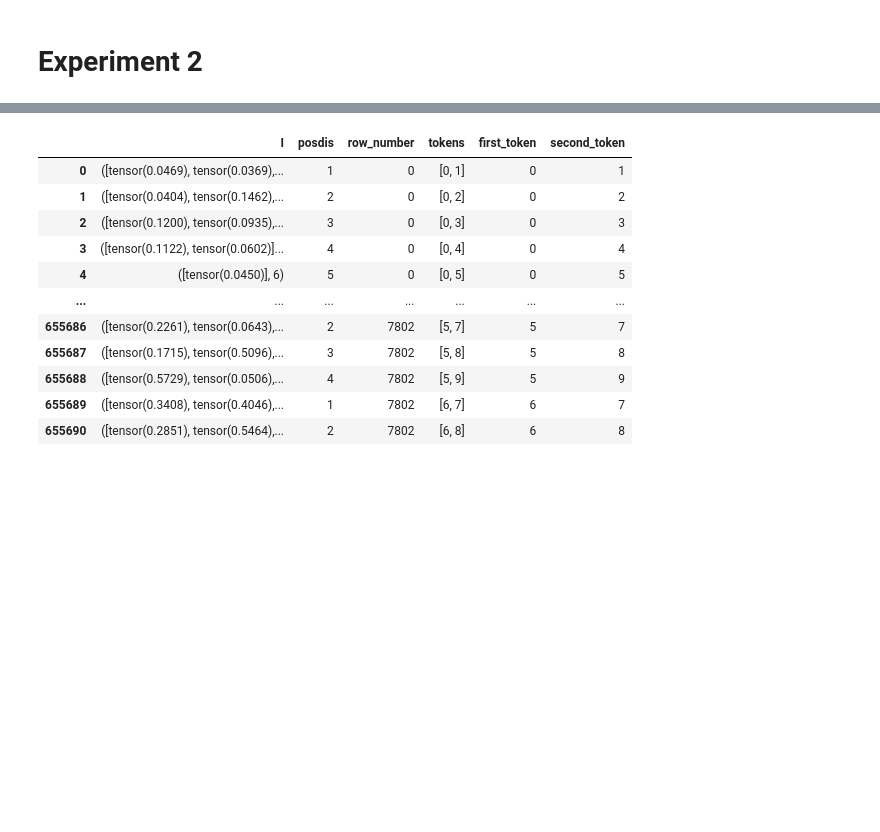
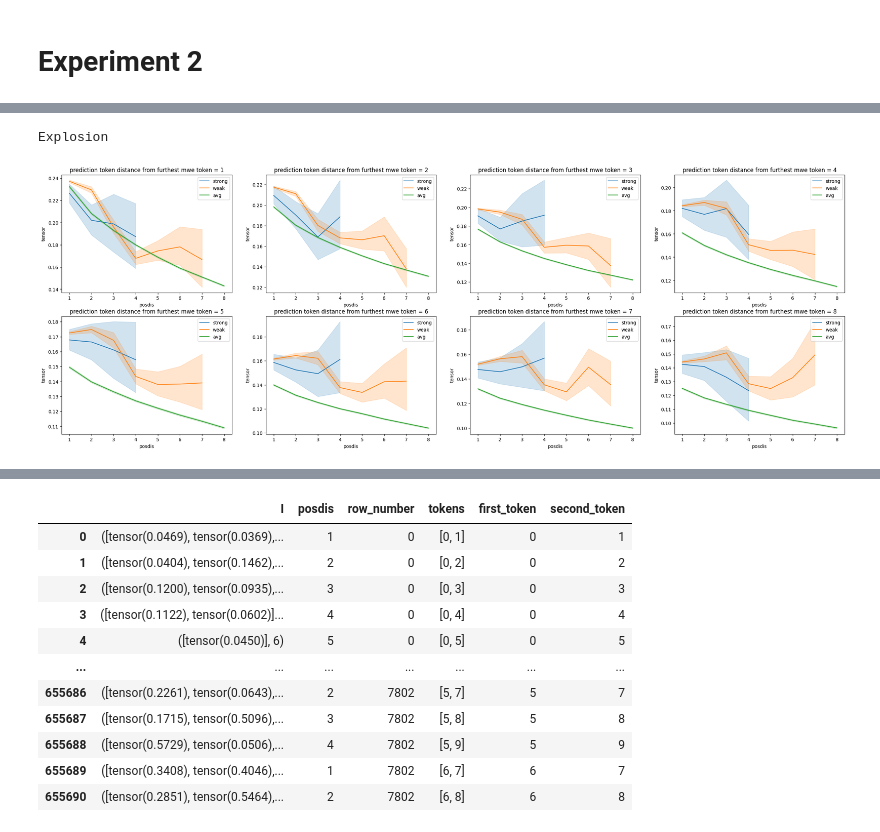
Before and after one commit to divyanshsinghvi/ShapleyInteraction4Structure, a Jupyter notebook: final/plots.ipynb, the cells around one changed output, grey strips where cells are left out. Drawn from its saved outputs; the diff is of its cells as text; code cells hidden in the pictures; blank space fills up the shorter version.

```diff
--- a/final/plots.ipynb
+++ b/final/plots.ipynb
@@ -125,0 +105,34 @@ def fix_df(df):
+# %%
+min_dist = 1
+strong_df = f_df('strong_mwe_distance_3d_full.pkl', min_dist, False)
+weak_df = f_df('weak_mwe_distance_3d_full.pkl', min_dist, False)
+avg_df = f_avg_df('average_distance_3d.pkl', min_dist, False)
+strong_df['max_token'] = strong_df[['first_token', 'second_token']].max(axis=1)
+strong_df['min_dist'] = strong_df['predicted_token_dist_from_start'] - strong_df['max_token']
+strong_df['rem'] = strong_df.groupby(['posdis','min_dist'])['row_number'].transform(lambda x : x.count())
+strong_df = strong_df[strong_df['rem'] >= 50].copy()
+
+weak_df['max_token'] = weak_df[['first_token', 'second_token']].max(axis=1)
+weak_df['min_dist'] = weak_df['predicted_token_dist_from_start'] - weak_df['max_token']
+weak_df['rem'] = weak_df.groupby(['posdis','min_dist'])['row_number'].transform(lambda x : x.count())
+weak_df = weak_df[weak_df['rem'] >= 50].copy()
+
+avg_df['max_token'] = avg_df[['first_token', 'second_token']].max(axis=1)
+avg_df['min_dist'] = avg_df['predicted_token_dist_from_start'] - avg_df['max_token']
+# %% [output]
+Explosion
+# %%
+fig, axes = plt.subplots(2, 4, figsize=(30,10))
+
+for i in range(0, 4):
+    for j in [0,1]:
+        min_dist = j*4 + i + 1
+
+        strong_line = sns.lineplot(data=strong_df[strong_df['min_dist'] ==min_dist], x="posdis", y="tensor", ax=axes[j][i], label='strong')
+        weak_line = sns.lineplot(data=weak_df[weak_df['min_dist'] ==min_dist], x="posdis", y="tensor", ax=axes[j][i], label='weak')
+        avg_line = sns.lineplot(data=avg_df[avg_df['min_dist'] == min_dist], x="posdis", y="tensor", ax=axes[j][i], label='avg')
+        # axes[j][i].set_title('Comparison of strong vs avg vs weak mwe over fixed positional distances')
+        axes[j][i].set_title(f'prediction token distance from furthest mwe token = {min_dist}')
+        axes[j][i].legend()
+# %% [output]
+[figure, added]
```
Also changed, not shown: parts of 6 cells of this notebook, 1 other file.
